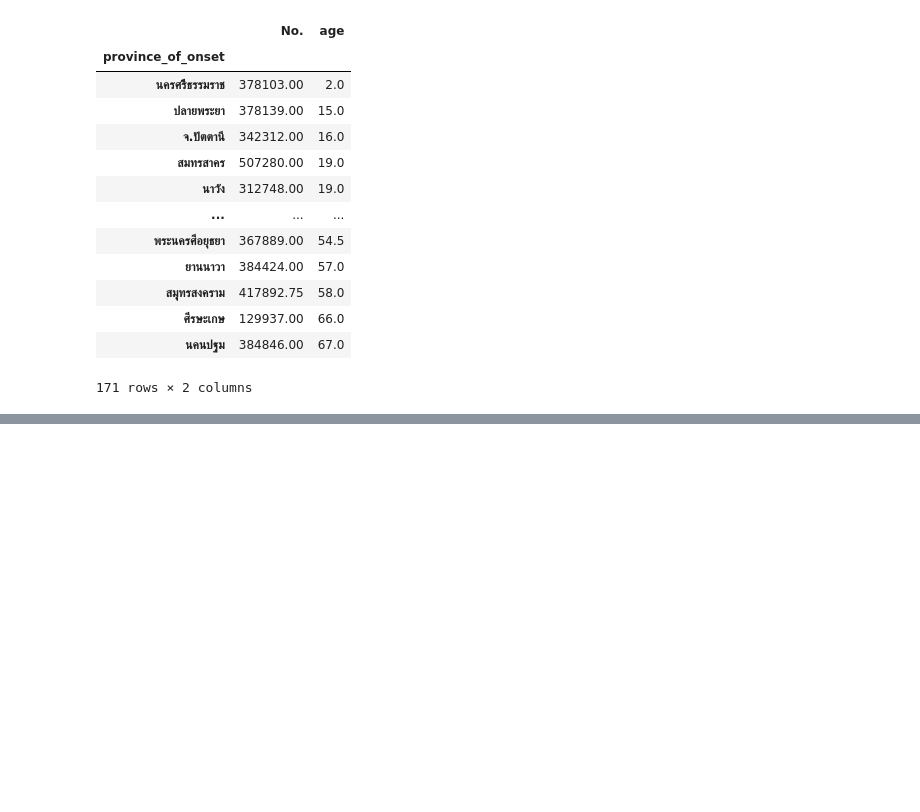
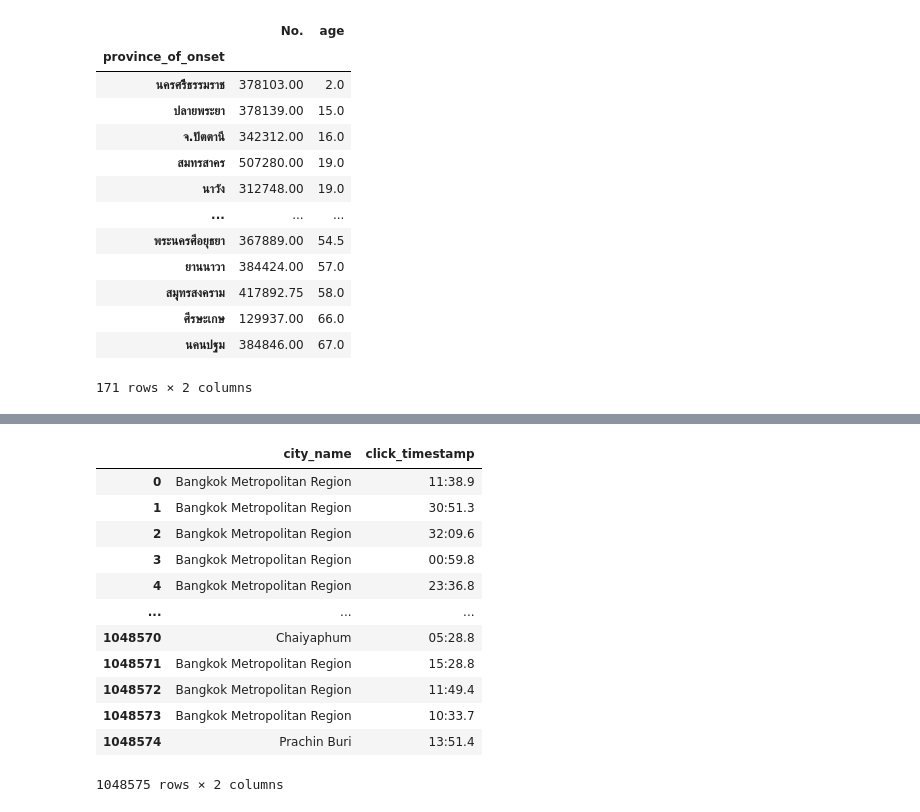
Before and after one commit to chuangchai49097/DWDM21, a Jupyter notebook: Data_Preprocessing_(Chapter_3).ipynb, the cells around one changed output, grey strips where cells are left out. Cells and saved outputs as stored; diff of their text form; code cells hidden in the pictures; blank space fills up the shorter version.

```diff
--- a/Data_Preprocessing_(Chapter_3).ipynb
+++ b/Data_Preprocessing_(Chapter_3).ipynb
@@ -1451,0 +1471,17 @@ HW + Quiz
+# %%
+city_click = merged_alltable[['city_name','click_timestamp']]
+city_click
+# %% [output]
+|  | city_name | click_timestamp |
+| 0 | Bangkok Metropolitan Region | 11:38.9 |
+| 1 | Bangkok Metropolitan Region | 30:51.3 |
+| 2 | Bangkok Metropolitan Region | 32:09.6 |
+| 3 | Bangkok Metropolitan Region | 00:59.8 |
+| 4 | Bangkok Metropolitan Region | 23:36.8 |
+| ... | ... | ... |
+| 1048570 | Chaiyaphum | 05:28.8 |
+| 1048571 | Bangkok Metropolitan Region | 15:28.8 |
+| 1048572 | Bangkok Metropolitan Region | 11:49.4 |
+| 1048573 | Bangkok Metropolitan Region | 10:33.7 |
+| 1048574 | Prachin Buri | 13:51.4 |
+1048575 rows × 2 columns
```
Also changed, not shown: parts of 13 cells of this notebook.
